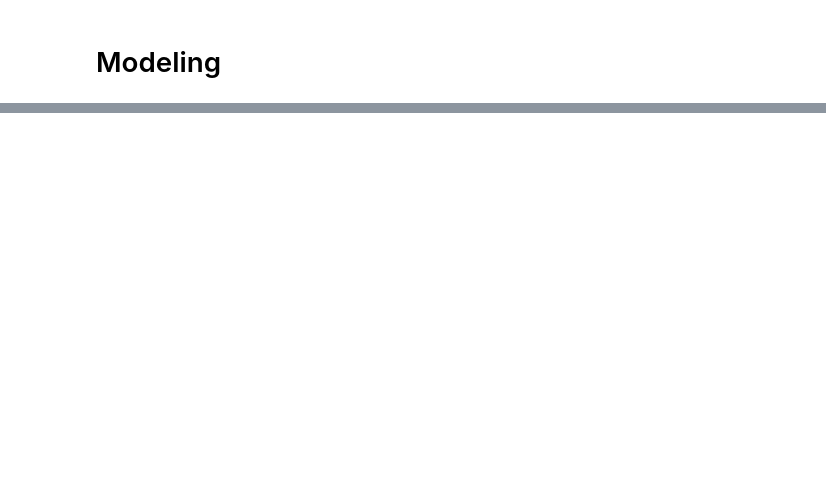
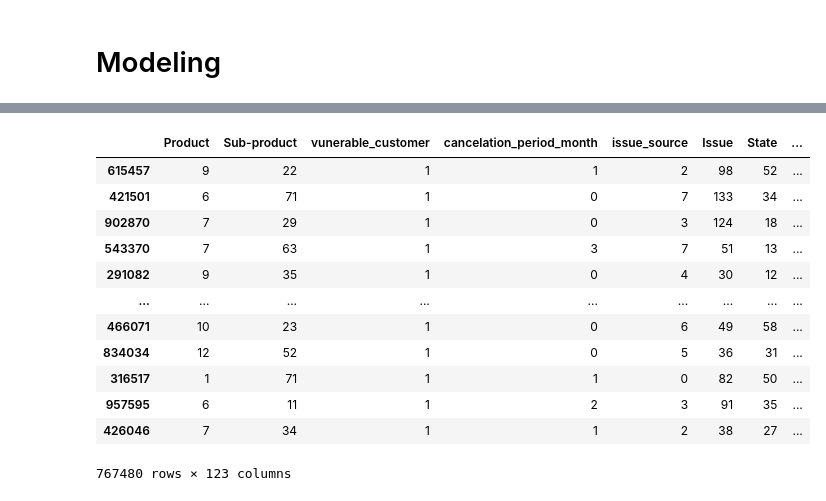
Before and after one commit to jaynaHalai/Customer-Vunerability, a Jupyter notebook: Notebooks/Model_training.ipynb, the cells around one changed output, grey strips where cells are left out. Cells and saved outputs as stored; diff of their text form; code cells hidden in the pictures; blank space fills up the shorter version.

Commit message:
Model training amendments

```diff
--- a/Notebooks/Model_training.ipynb
+++ b/Notebooks/Model_training.ipynb
@@ -45,3 +132,3 @@ y = df.drop("vulnerability_level", axis=1, inplace=True)
 # %%
-# from sklearn.model_selection import train_test_split
-# X_train, X_test, y_train, y_test = train_test_split(X, y, test_size=0.2)
+
+X_train, X_test, y_train, y_test = train_test_split(X, y, test_size=0.2)
@@ -152,0 +135,16 @@ comp
+# %%
+X_train
+# %% [output]
+|  | Product | Sub-product | vunerable_customer | cancelation_period_month | issue_source | Issue | State | ... |
+| 615457 | 9 | 22 | 1 | 1 | 2 | 98 | 52 | ... |
+| 421501 | 6 | 71 | 1 | 0 | 7 | 133 | 34 | ... |
+| 902870 | 7 | 29 | 1 | 0 | 3 | 124 | 18 | ... |
+| 543370 | 7 | 63 | 1 | 3 | 7 | 51 | 13 | ... |
+| 291082 | 9 | 35 | 1 | 0 | 4 | 30 | 12 | ... |
+| ... | ... | ... | ... | ... | ... | ... | ... | ... |
+| 466071 | 10 | 23 | 1 | 0 | 6 | 49 | 58 | ... |
+| 834034 | 12 | 52 | 1 | 0 | 5 | 36 | 31 | ... |
+| 316517 | 1 | 71 | 1 | 1 | 0 | 82 | 50 | ... |
+| 957595 | 6 | 11 | 1 | 2 | 3 | 91 | 35 | ... |
+| 426046 | 7 | 34 | 1 | 1 | 2 | 38 | 27 | ... |
+767480 rows × 123 columns
```
Also changed, not shown: parts of 19 cells of this notebook, 1 other file.
